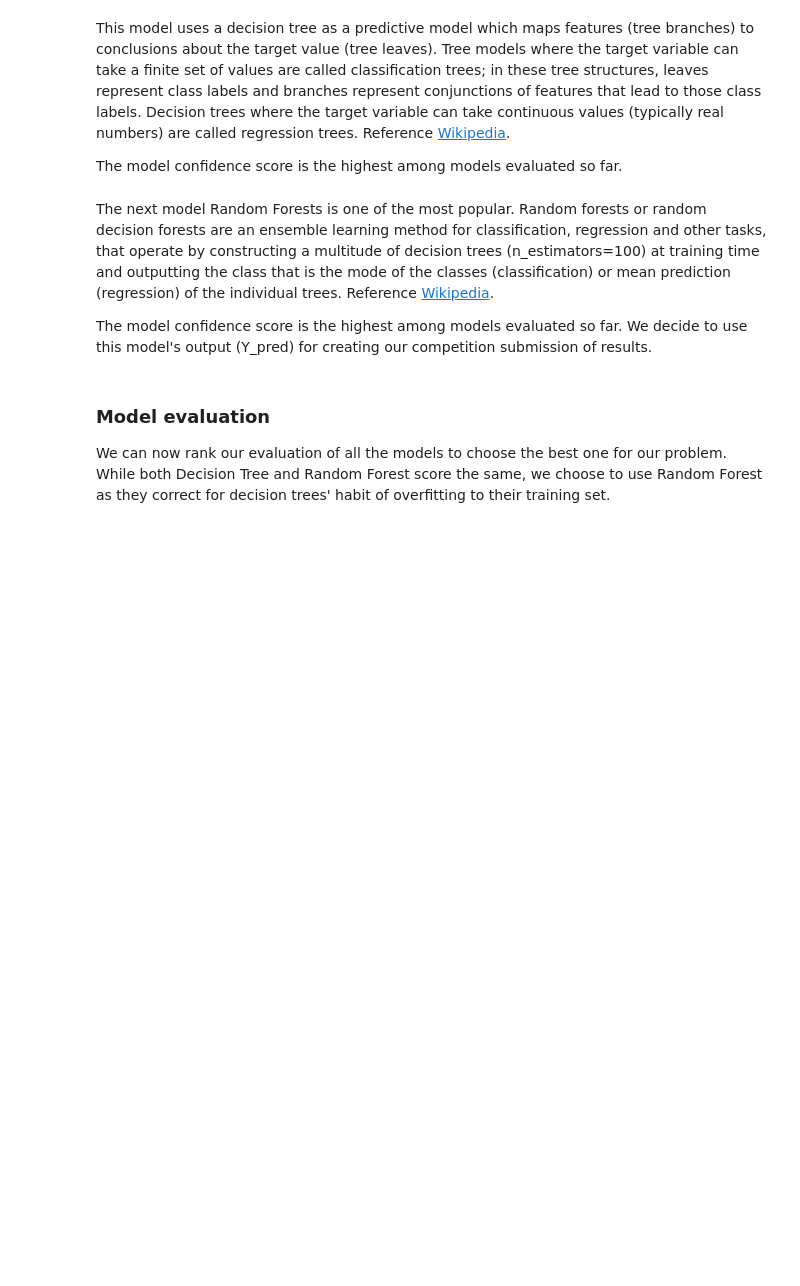
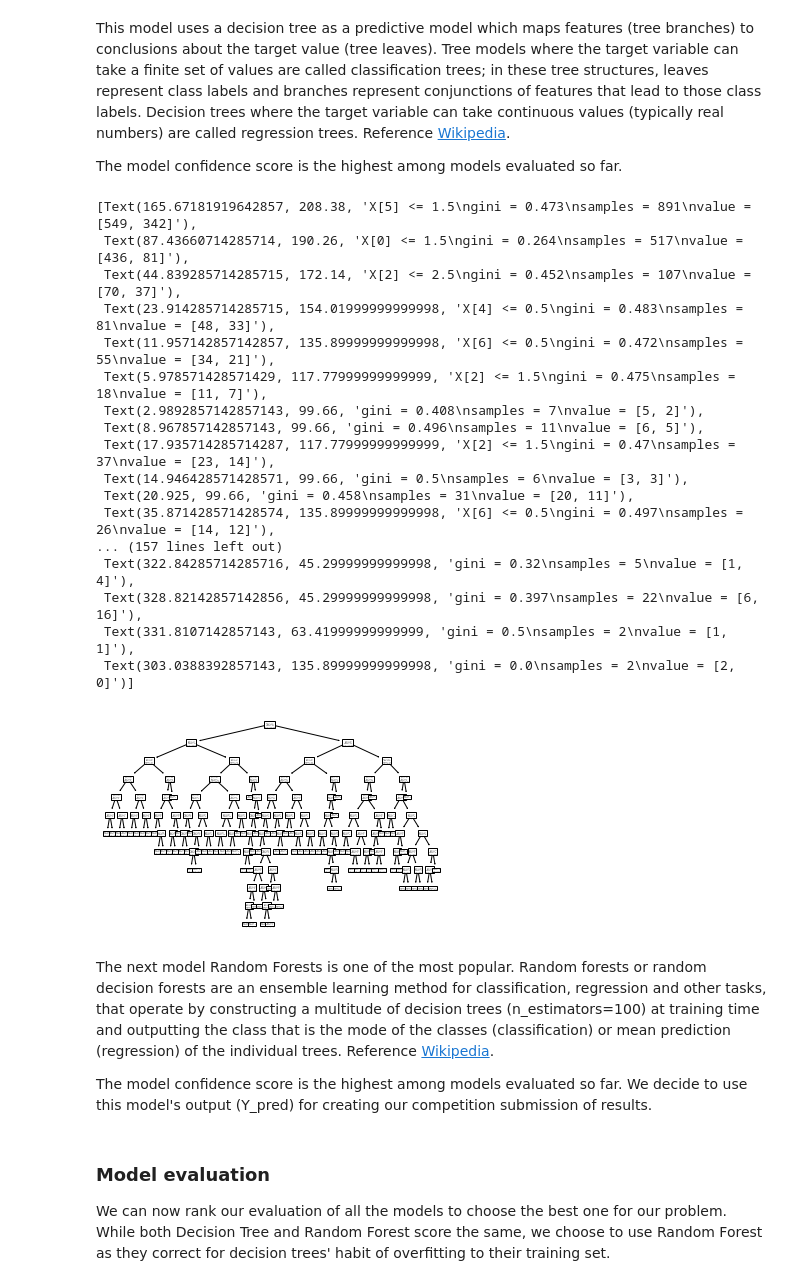
Before and after one commit to YLyeliang/pythonTricks, a Jupyter notebook: machine_learning/titanic-data-science-solutions.ipynb, the cells around one changed output. Saved outputs shown, nothing was run; the diff lists cells and outputs as text; code cells hidden in the pictures; blank space fills up the shorter version.

```diff
--- a/machine_learning/titanic-data-science-solutions.ipynb
+++ b/machine_learning/titanic-data-science-solutions.ipynb
@@ -761,11 +929,32 @@ The model confidence score is the highest among models evaluated so far.
 # %%
 # Decision Tree
 
 decision_tree = DecisionTreeClassifier()
 decision_tree.fit(X_train, Y_train)
 Y_pred = decision_tree.predict(X_test)
 acc_decision_tree = round(decision_tree.score(X_train, Y_train) * 100, 2)
 acc_decision_tree
+from sklearn import tree
+tree.plot_tree(decision_tree)
+# %% [output]
+[Text(165.67181919642857, 208.38, 'X[5] <= 1.5\ngini = 0.473\nsamples = 891\nvalue = [549, 342]'),
+ Text(87.43660714285714, 190.26, 'X[0] <= 1.5\ngini = 0.264\nsamples = 517\nvalue = [436, 81]'),
+ Text(44.839285714285715, 172.14, 'X[2] <= 2.5\ngini = 0.452\nsamples = 107\nvalue = [70, 37]'),
+ Text(23.914285714285715, 154.01999999999998, 'X[4] <= 0.5\ngini = 0.483\nsamples = 81\nvalue = [48, 33]'),
+ Text(11.957142857142857, 135.89999999999998, 'X[6] <= 0.5\ngini = 0.472\nsamples = 55\nvalue = [34, 21]'),
+ Text(5.978571428571429, 117.77999999999999, 'X[2] <= 1.5\ngini = 0.475\nsamples = 18\nvalue = [11, 7]'),
+ Text(2.9892857142857143, 99.66, 'gini = 0.408\nsamples = 7\nvalue = [5, 2]'),
+ Text(8.967857142857143, 99.66, 'gini = 0.496\nsamples = 11\nvalue = [6, 5]'),
+ Text(17.935714285714287, 117.77999999999999, 'X[2] <= 1.5\ngini = 0.47\nsamples = 37\nvalue = [23, 14]'),
+ Text(14.946428571428571, 99.66, 'gini = 0.5\nsamples = 6\nvalue = [3, 3]'),
+ Text(20.925, 99.66, 'gini = 0.458\nsamples = 31\nvalue = [20, 11]'),
+ Text(35.871428571428574, 135.89999999999998, 'X[6] <= 0.5\ngini = 0.497\nsamples = 26\nvalue = [14, 12]'),
+... (157 lines left out)
+ Text(322.84285714285716, 45.29999999999998, 'gini = 0.32\nsamples = 5\nvalue = [1, 4]'),
+ Text(328.82142857142856, 45.29999999999998, 'gini = 0.397\nsamples = 22\nvalue = [6, 16]'),
+ Text(331.8107142857143, 63.41999999999999, 'gini = 0.5\nsamples = 2\nvalue = [1, 1]'),
+ Text(303.0388392857143, 135.89999999999998, 'gini = 0.0\nsamples = 2\nvalue = [2, 0]')]
+[figure, added]
 # %% [markdown]
 The next model Random Forests is one of the most popular. Random forests or random decision forests are an ensemble learning method for classification, regression and other tasks, that operate by constructing a multitude of decision trees (n_estimators=100) at training time and outputting the class that is the mode of the classes (classification) or mean prediction (regression) of the individual trees. Reference [Wikipedia](https://en.wikipedia.org/wiki/Random_forest).
 
```
Also changed, not shown: parts of 34 cells of this notebook, 2 other files.
